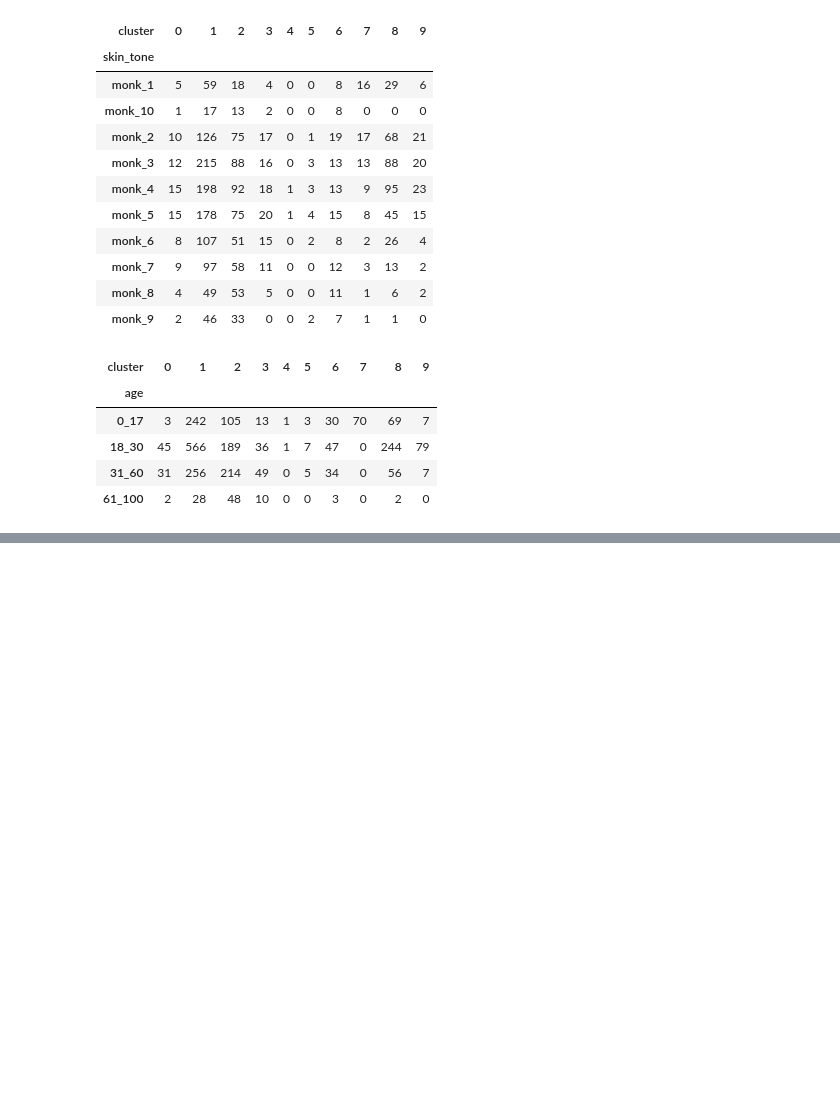
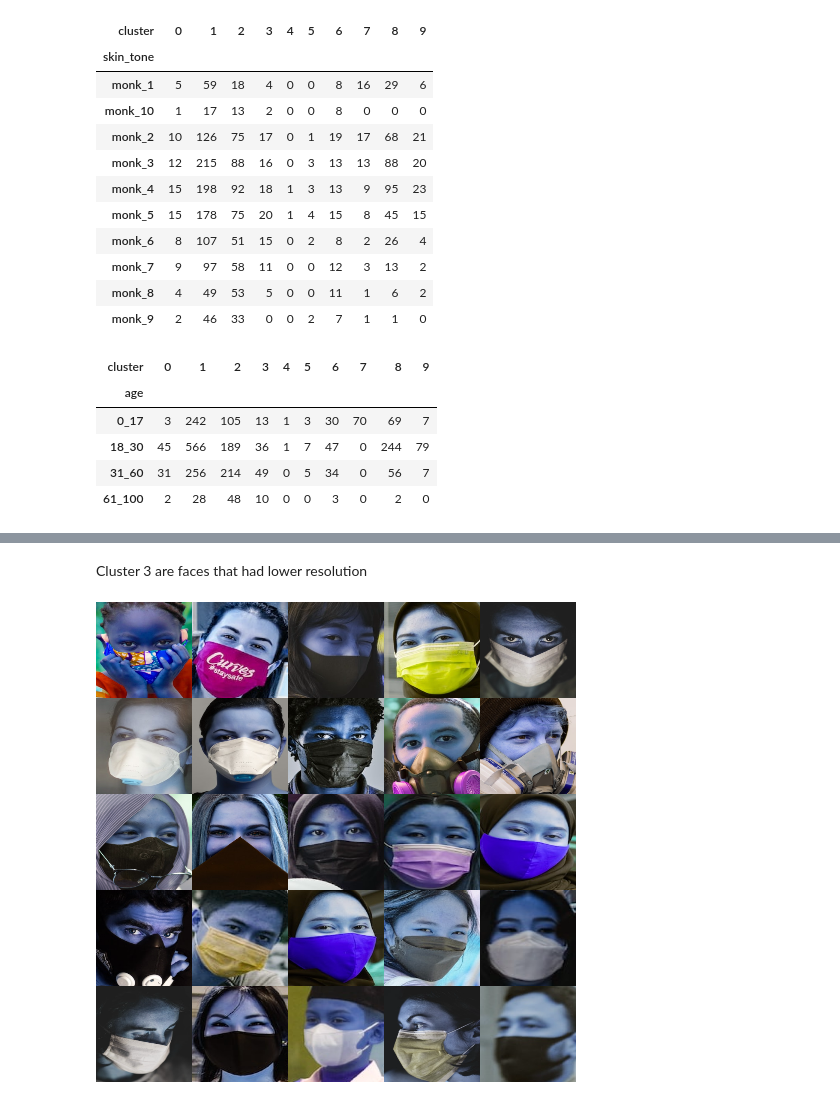
Before and after one commit to QuantumQuant/biased, a Jupyter notebook: unsupervised.ipynb, the cells around one changed output, grey strips where cells are left out. Cells and saved outputs as stored; diff of their text form; code cells hidden in the pictures; blank space fills up the shorter version.

```diff
--- a/unsupervised.ipynb
+++ b/unsupervised.ipynb
@@ -166,0 +232,6 @@ df_labeled[['name','skin_tone', 'gender', 'age', 'cluster']].to_csv('clusters.cs
+# %% [markdown]
+Cluster 3 are faces that had lower resolution
+# %%
+samp_cluster(5, clusters)
+# %% [output]
+[figure, added]
```
Also changed, not shown: parts of 20 cells of this notebook.
